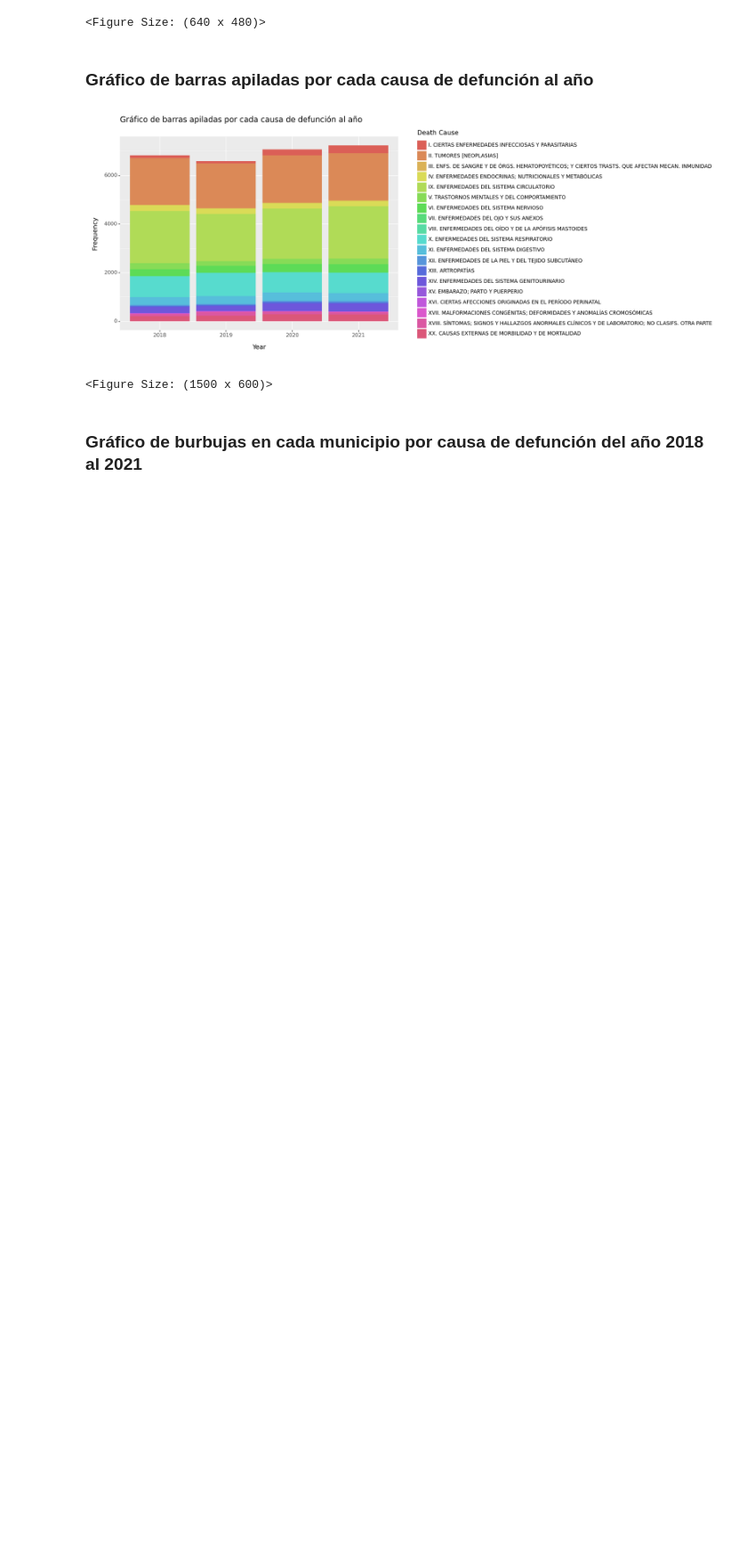
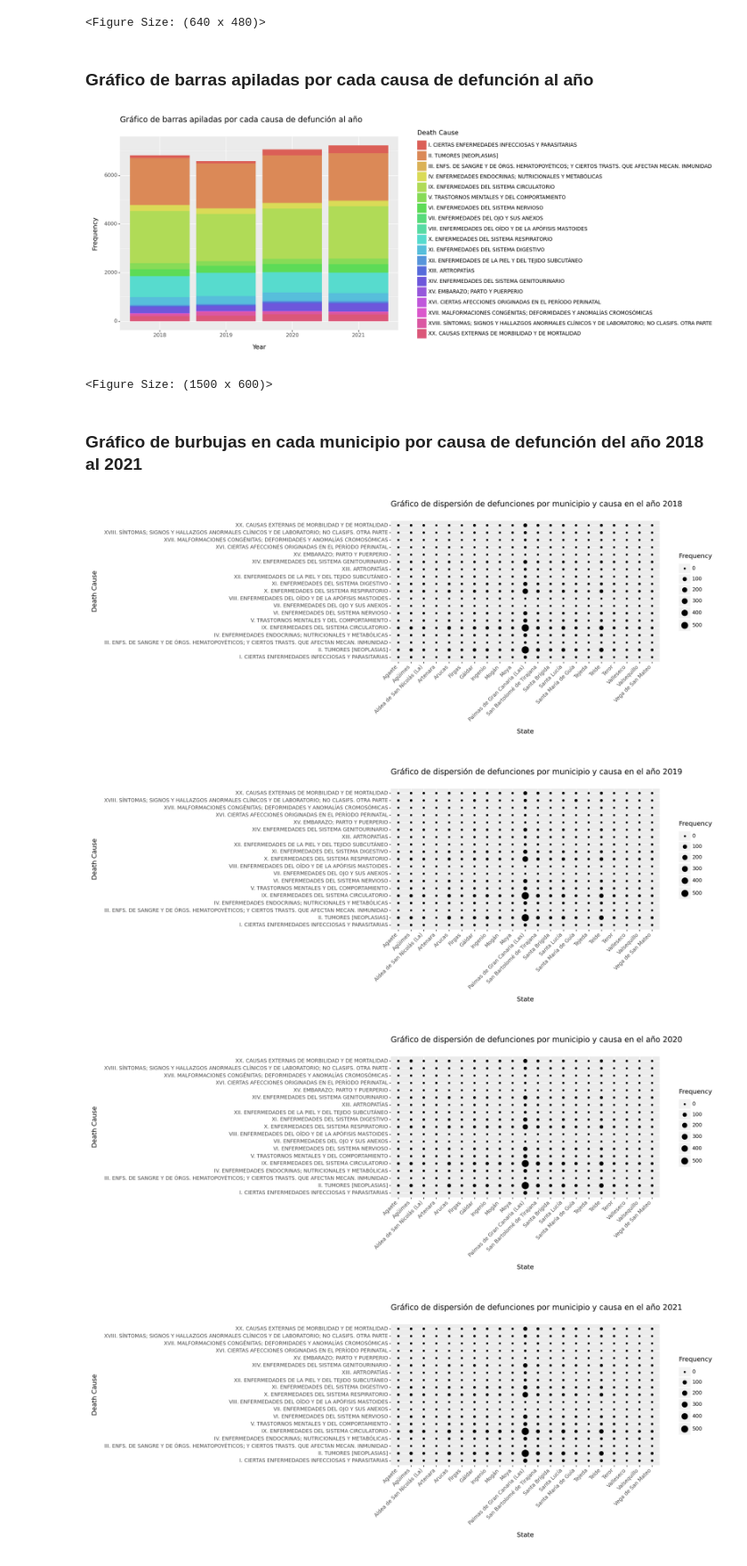
Before and after one commit to alu0101351773/VIS_practicas, a Jupyter notebook: src/jorge_cabrera_alu0101351773.ipynb, the cells around one changed output. Shown at 89% size. Cells and saved outputs as stored; diff of their text form; code cells hidden in the pictures; blank space fills up the shorter version.

Commit message:
Gráfico final terminado, pendiente de mostrárselo a la profesora a ver si es lo que quiere o no

```diff
--- a/src/jorge_cabrera_alu0101351773.ipynb
+++ b/src/jorge_cabrera_alu0101351773.ipynb
@@ -106,7 +106,8 @@ parsed_df['Death Cause'] = parsed_df['Death Cause'].astype(pdtypes.CategoricalDt
 # %%
 # Mostrado de resultados
 
-display(parsed_df)
+df = parsed_df
+display(df)
 # %% [output]
 |  | Year | State | Gender | Death Cause | Frequency |
 | 0 | 2021 | Agaete | Hombres | I. CIERTAS ENFERMEDADES INFECCIOS... | 0 |
@@ -174,3 +169,19 @@ display(parsed_df)
 <Figure Size: (1500 x 600)>
 # %% [markdown]
 ### Gráfico de burbujas en cada municipio por causa de defunción del año 2018 al 2021
+# %%
+def bubble_chart_assignment(df):
+    year = df['Year'].unique()[0]
+
+    return (ggplot(df, aes(x = 'State', y = 'Death Cause', size = 'Frequency'))
+        + geom_point()
+        + theme(figure_size = (15, 6), axis_text_x = element_text(rotation = 45, hjust = 1))
+        + ggtitle(f'Gráfico de dispersión de defunciones por municipio y causa en el año {year}')
+    )
+
+df.groupby('Year').apply(bubble_chart_assignment)
+# %% [output]
+[figure, added]
+[figure, added]
+[figure, added]
+[figure, added]
```
Also changed, not shown: parts of 6 cells of this notebook.
